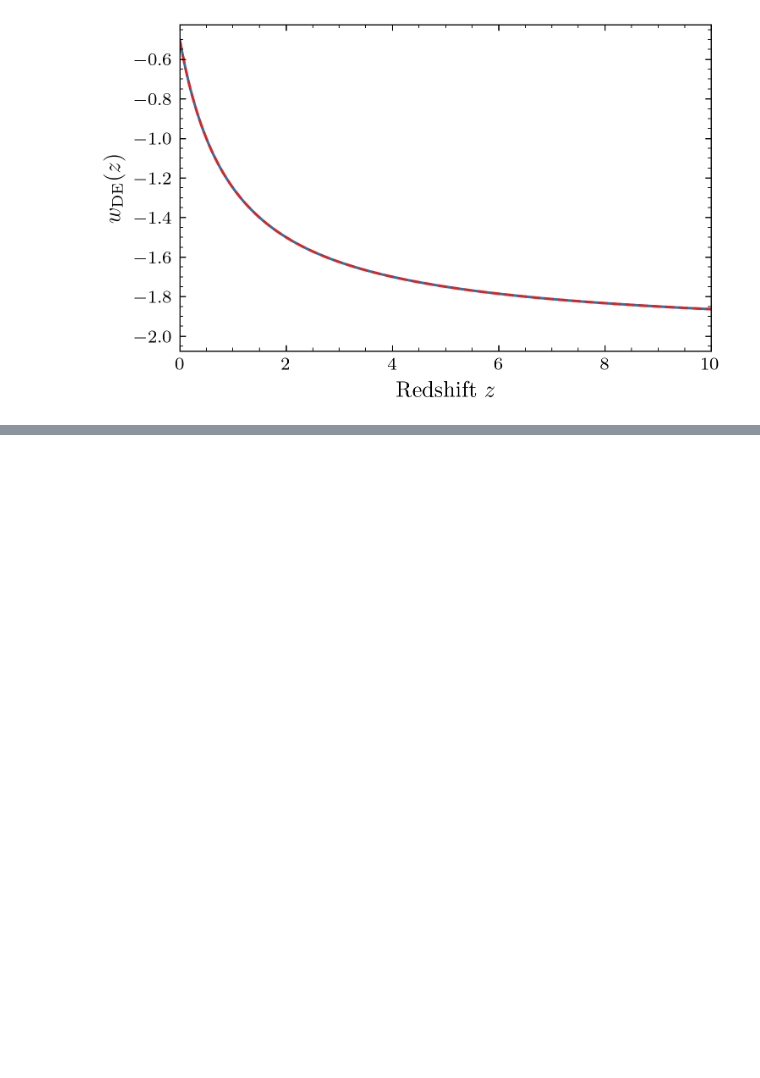
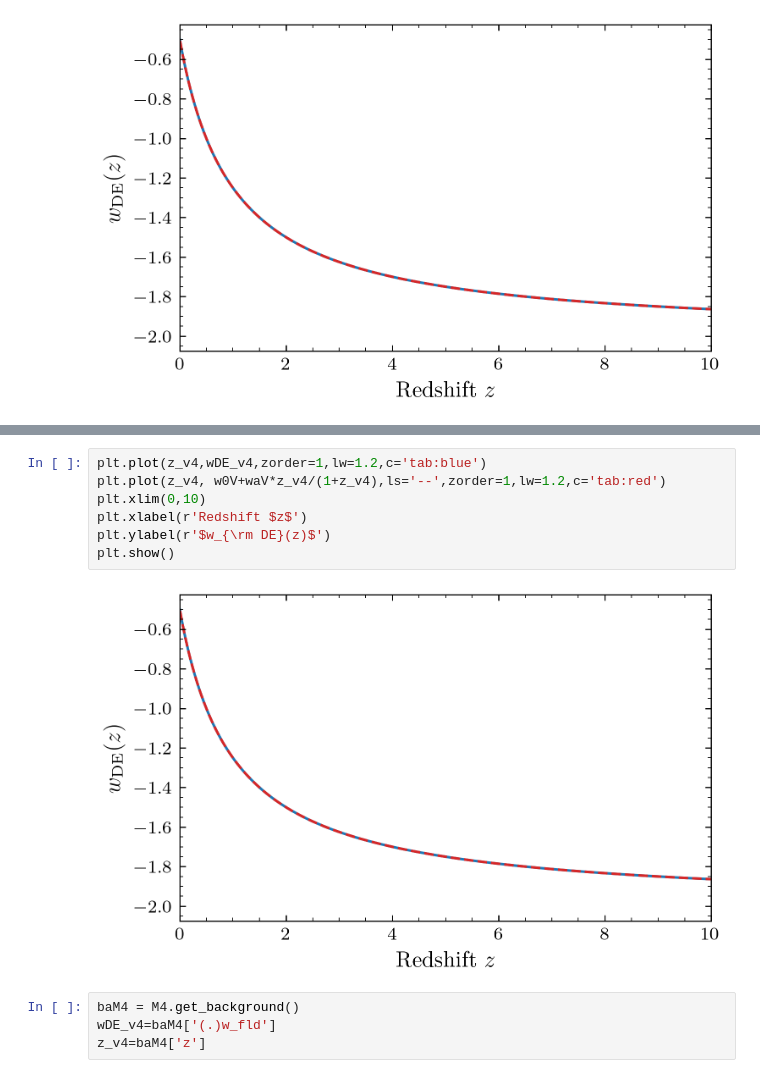
Before and after one commit to GabrieleMonte/fDE_cosmo_public, a Jupyter notebook: class_fDE/fDE_notebooks/fDE_examples.ipynb, the cells around one changed output, grey strips where cells are left out. Cells and saved outputs as stored; diff of their text form; blank space fills up the shorter version.

```diff
--- a/class_fDE/fDE_notebooks/fDE_examples.ipynb
+++ b/class_fDE/fDE_notebooks/fDE_examples.ipynb
@@ -224,0 +250,13 @@ plt.show()
+# %%
+plt.plot(z_v4,wDE_v4,zorder=1,lw=1.2,c='tab:blue')
+plt.plot(z_v4, w0V+waV*z_v4/(1+z_v4),ls='--',zorder=1,lw=1.2,c='tab:red')
+plt.xlim(0,10)
+plt.xlabel(r'Redshift $z$')
+plt.ylabel(r'$w_{\rm DE}(z)$')
+plt.show()
+# %% [output]
+[figure, added]
+# %%
+baM4 = M4.get_background()
+wDE_v4=baM4['(.)w_fld']
+z_v4=baM4['z']
```
Also changed, not shown: parts of 8 cells of this notebook, 1 other file.
